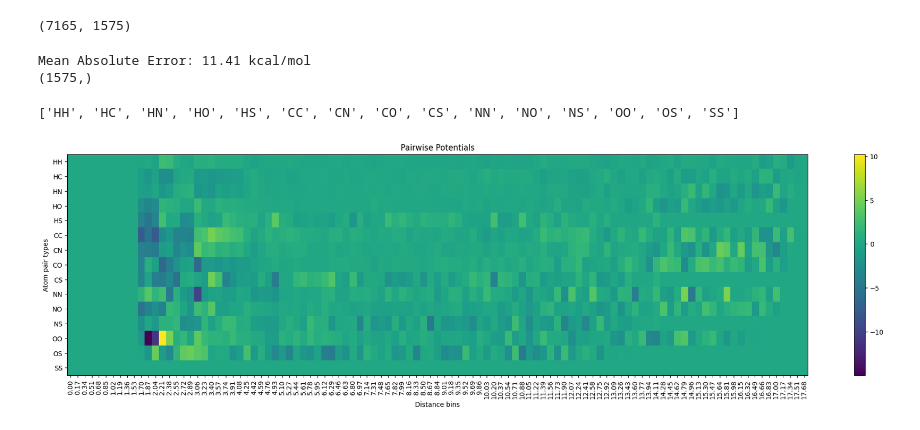
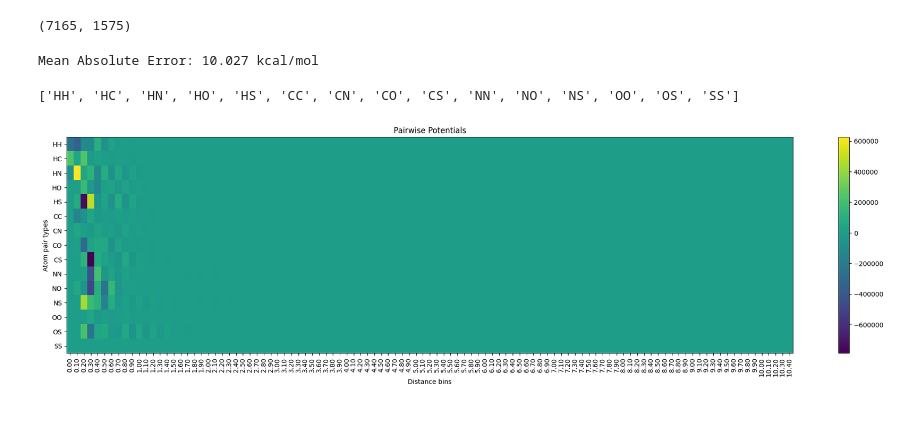
Before and after one commit to mertyaylacigit/ML-for-Data-Science, a Jupyter notebook: Part 2/Lab ML for Data Science Part 2.ipynb, the cells around one changed output. Drawn from its saved outputs; the diff is of its cells as text; code cells hidden in the pictures.

Commit message:
gaussian indicator func

```diff
--- a/Part 2/Lab ML for Data Science Part 2.ipynb
+++ b/Part 2/Lab ML for Data Science Part 2.ipynb
@@ -204,33 +204,27 @@ array([[0, 1],
        [2, 4],
        [3, 4]])
 # %%
+def gaussian(x, mean, variance):
+    return (1 / np.sqrt(2 * np.pi * variance)) * np.exp(-0.5 * ((x - mean) ** 2) / variance)
+
 def molecule_encoded_distances(atom_pairs: list[tuple[int]], mol_index: int):
-    # our interval is a list of 20 elments. interval[0] = 1 means that one atom pair is between 0 and 1
-    #                                       interval[8] = 2 means that two atom pair is between 8 and 9
     min_distance = 1
     max_distance = 18
     interval_steps = 0.17
-    distances = []
-    global count
-
-
-
-    intervals = np.zeros(int(max_distance/interval_steps), dtype=int)
-    #print(intervals)
+    variance = 0.085  # You can adjust the variance value as needed
+    intervals = np.zeros(int(max_distance / interval_steps), dtype=float)
 
     for p in atom_pairs:
+        atom1 = R[mol_index, p[0]]  # xyz
+        atom2 = R[mol_index, p[1]]  # xyz
+        distance = distance3d(atom1, atom2)
+        if distance <= max_distance:
+            for i in range(len(intervals)):
+                interval_start = i * interval_steps
+                interval_end = interval_start + interval_steps
+                interval_center = (interval_start + interval_end) / 2
+                gauss = gaussian(distance, interval_center, variance)
 
-        atom1 = R[mol_index, p[0]] # xyz
-        atom2 = R[mol_index, p[1]] # xyz
-        distance =  distance3d(atom1, atom2)
-        if distance <= max_distance:
-
-            #print(distance)
-            normalized_distance = distance / interval_steps
-            floored_distance = int(np.floor(normalized_distance))
-            intervals[floored_distance] += 1
-
+                intervals[i] += gauss
 
     return intervals
-
-molecule_encoded_distances(create_atom_pairs(Z[0]), 0)
@@ -328,6 +331,7 @@ combined_map.shape
 # %% [output]
 (7165, 1575)
 # %%
+
 X = combined_map
 y = T
 
@@ -348,7 +352,7 @@ Sigma_xx = np.dot(X_train_centered.T, X_train_centered) / X_train_centered.shape
 Sigma_xt = np.dot(X_train_centered.T, y_train_centered) / X_train_centered.shape[0]
 
 # Regularization parameter
-lambda_reg = 0.001
+lambda_reg = 0.00001
 
 # Closed-form solution for the ridge regression weights
 w = np.linalg.inv(Sigma_xx + lambda_reg * np.eye(Sigma_xx.shape[0])).dot(Sigma_xt)
@@ -359,10 +363,9 @@ y_pred = y_pred_centered + y_mean  # Add back the mean to get the final predicti
 
 # Calculate the Mean Absolute Error
 mae = np.mean(np.abs(y_pred - y_test))
-print(f'Mean Absolute Error: {mae:.2f} kcal/mol')
+print(f'Mean Absolute Error: {mae:.3f} kcal/mol')
 # %% [output]
-Mean Absolute Error: 11.41 kcal/mol
-(1575,)
+Mean Absolute Error: 10.027 kcal/mol
 # %%
 
 # Step 1: Define the predefined order
@@ -383,18 +386,18 @@ print(sorted_atom_pair_types)
 # %%
 num_bins = int(w.shape[0]/15)
 shaped_w = w.reshape((num_bins,15))
 
 matrix = shaped_w.T
 
 
 plt.figure(figsize=(25, 6))
 plt.imshow(matrix, aspect='auto', cmap='viridis')
 plt.colorbar()
 plt.title('Pairwise Potentials')
 plt.xlabel('Distance bins')
 plt.ylabel('Atom pair types')
 plt.yticks(ticks=np.arange(len(sorted_atom_pair_types)), labels=sorted_atom_pair_types)
-plt.xticks(ticks=np.arange(num_bins), labels=[f'{x * 0.17:.2f}'  for x in range(num_bins)], rotation=90) # interval_steps = 0.17
+plt.xticks(ticks=np.arange(num_bins), labels=[f'{x * 0.1:.2f}'  for x in range(num_bins)], rotation=90) # interval_steps = 0.17
 plt.show()
 # %% [output]
-[figure, old version]
+[figure, new version]
```
Also changed, not shown: parts of 2 cells of this notebook.
